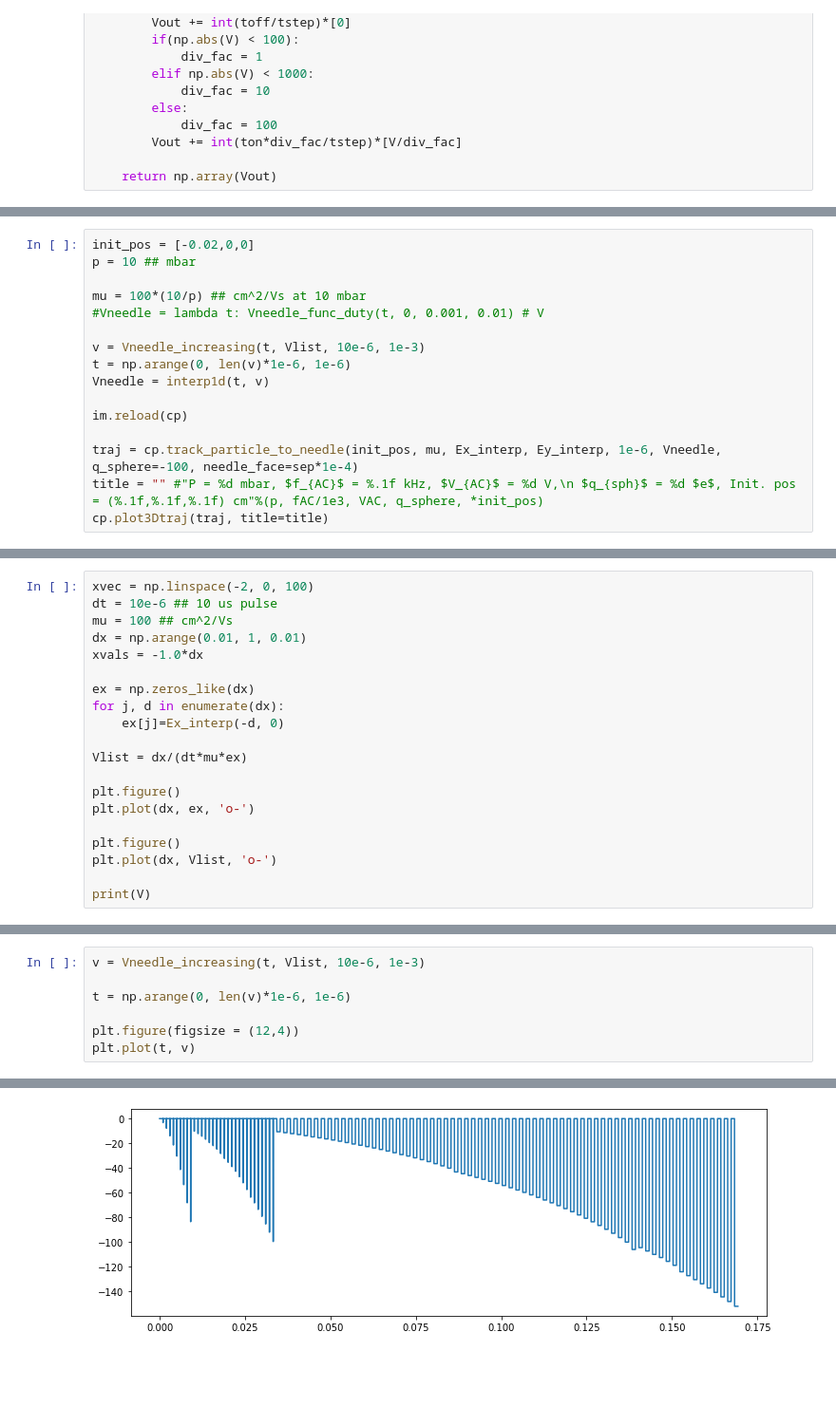
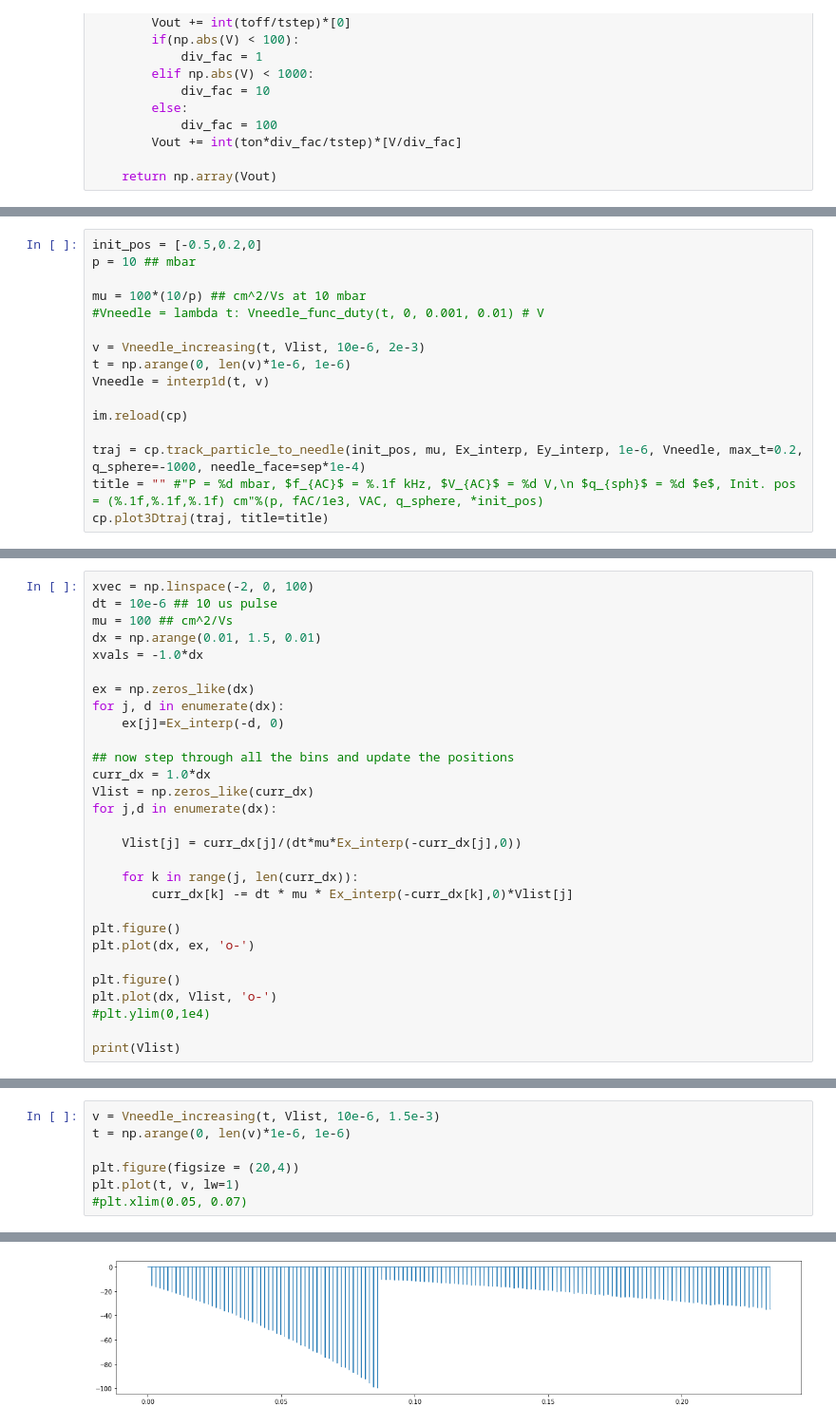
Before and after one commit to davemoore/Paul_Trap_MC, a Jupyter notebook: needle_MC.ipynb, the cells around one changed output, grey strips where cells are left out. Shown at 95% size. Cells and saved outputs as stored; diff of their text form; blank space fills up the shorter version.

```diff
--- a/needle_MC.ipynb
+++ b/needle_MC.ipynb
@@ -41,17 +86,17 @@ def Vneedle_increasing(t, Vlist, ton, toff, tstep=1e-6):
 # %%
-init_pos = [-0.02,0,0]
+init_pos = [-0.5,0.2,0]
 p = 10 ## mbar
 
 mu = 100*(10/p) ## cm^2/Vs at 10 mbar
 #Vneedle = lambda t: Vneedle_func_duty(t, 0, 0.001, 0.01) # V
 
-v = Vneedle_increasing(t, Vlist, 10e-6, 1e-3)
+v = Vneedle_increasing(t, Vlist, 10e-6, 2e-3)
 t = np.arange(0, len(v)*1e-6, 1e-6)
 Vneedle = interp1d(t, v)
 
 im.reload(cp)
 
-traj = cp.track_particle_to_needle(init_pos, mu, Ex_interp, Ey_interp, 1e-6, Vneedle, q_sphere=-100, needle_face=sep*1e-4)
+traj = cp.track_particle_to_needle(init_pos, mu, Ex_interp, Ey_interp, 1e-6, Vneedle, max_t=0.2, q_sphere=-1000, needle_face=sep*1e-4)
 title = "" #"P = %d mbar, $f_{AC}$ = %.1f kHz, $V_{AC}$ = %d V,\n $q_{sph}$ = %d $e$, Init. pos = (%.1f,%.1f,%.1f) cm"%(p, fAC/1e3, VAC, q_sphere, *init_pos)
 cp.plot3Dtraj(traj, title=title)
 # %% [output]
@@ -62,20 +115,29 @@ In sphere!
 xvec = np.linspace(-2, 0, 100)
 dt = 10e-6 ## 10 us pulse
 mu = 100 ## cm^2/Vs
-dx = np.arange(0.01, 1, 0.01)
+dx = np.arange(0.01, 1.5, 0.01)
 xvals = -1.0*dx
 
 ex = np.zeros_like(dx)
 for j, d in enumerate(dx):
     ex[j]=Ex_interp(-d, 0)
 
-Vlist = dx/(dt*mu*ex)
+## now step through all the bins and update the positions
+curr_dx = 1.0*dx
+Vlist = np.zeros_like(curr_dx)
+for j,d in enumerate(dx):
+
+    Vlist[j] = curr_dx[j]/(dt*mu*Ex_interp(-curr_dx[j],0))
+
+    for k in range(j, len(curr_dx)):
+        curr_dx[k] -= dt * mu * Ex_interp(-curr_dx[k],0)*Vlist[j]
 
 plt.figure()
 plt.plot(dx, ex, 'o-')
 
 plt.figure()
 plt.plot(dx, Vlist, 'o-')
+#plt.ylim(0,1e4)
 
-print(V)
+print(Vlist)
 # %% [output]
@@ -89,10 +167,10 @@ array([-0.17171371])
 # %%
-v = Vneedle_increasing(t, Vlist, 10e-6, 1e-3)
-
+v = Vneedle_increasing(t, Vlist, 10e-6, 1.5e-3)
 t = np.arange(0, len(v)*1e-6, 1e-6)
 
-plt.figure(figsize = (12,4))
-plt.plot(t, v)
+plt.figure(figsize = (20,4))
+plt.plot(t, v, lw=1)
+#plt.xlim(0.05, 0.07)
 # %% [output]
 [<matplotlib.lines.Line2D at 0x...>]
-[figure, old version]
+[figure, new version]
```
Also changed, not shown: parts of 5 cells of this notebook, 2 other files.
